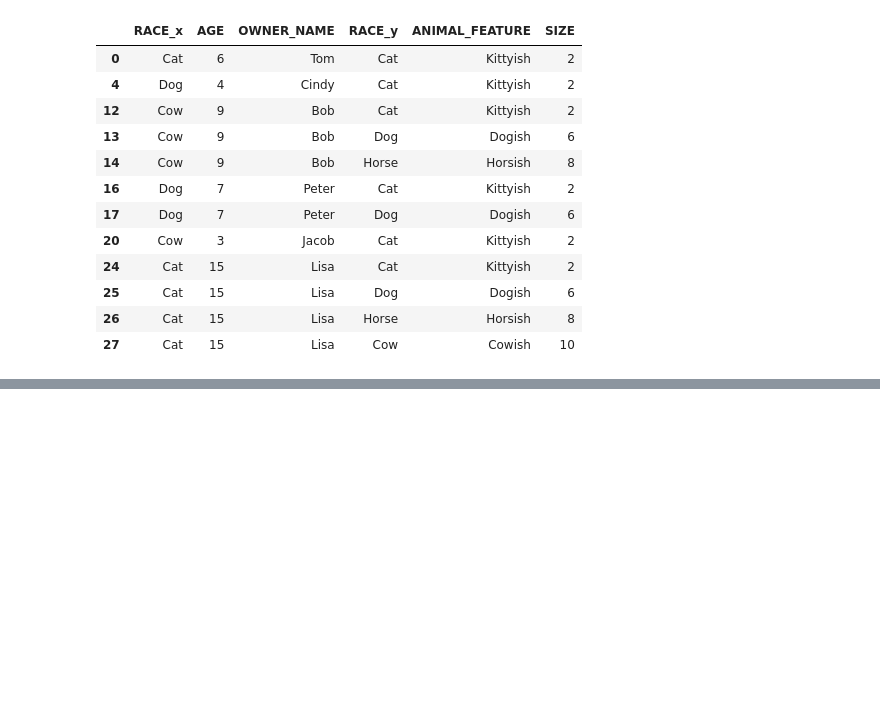
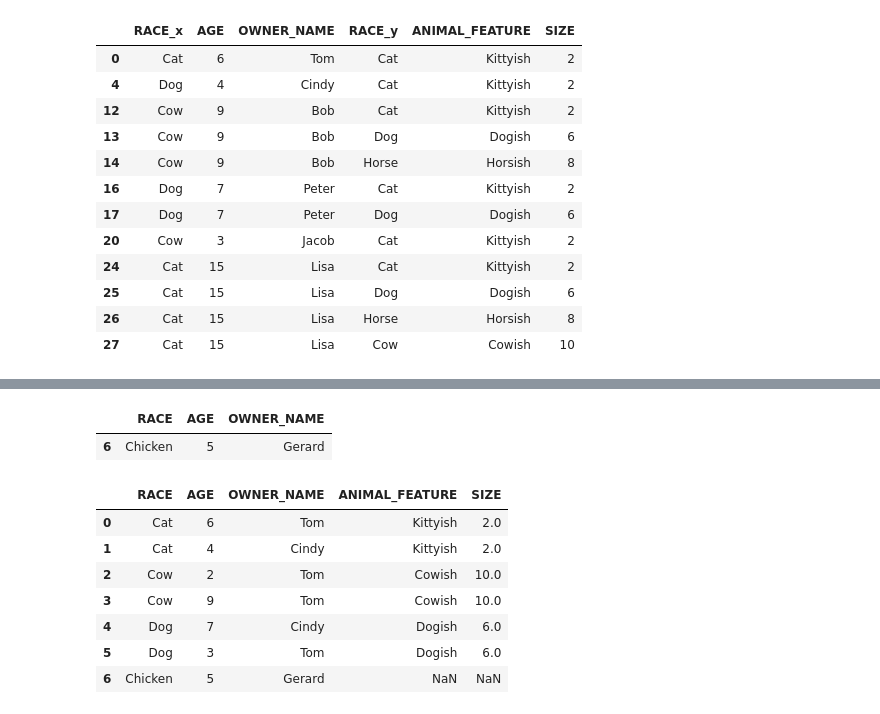
Before and after one commit to kdallaporta/relational-algebra, a Jupyter notebook: relational-algebra.ipynb, the cells around one changed output, grey strips where cells are left out. Drawn from its saved outputs; the diff is of its cells as text; code cells hidden in the pictures; blank space fills up the shorter version.

```diff
--- a/relational-algebra.ipynb
+++ b/relational-algebra.ipynb
@@ -295,0 +321,16 @@ anti_join(Animals3, OwnerNames, "OWNER_NAME")
+# %%
+anti_join(Animals3, OwnerNames, "OWNER_NAME")
+# %% [output]
+|  | RACE | AGE | OWNER_NAME |
+| 6 | Chicken | 5 | Gerard |
+# %%
+left_outer_join(Animals3, AnimalFeature, "RACE")
+# %% [output]
+|  | RACE | AGE | OWNER_NAME | ANIMAL_FEATURE | SIZE |
+| 0 | Cat | 6 | Tom | Kittyish | 2.0 |
+| 1 | Cat | 4 | Cindy | Kittyish | 2.0 |
+| 2 | Cow | 2 | Tom | Cowish | 10.0 |
+| 3 | Cow | 9 | Tom | Cowish | 10.0 |
+| 4 | Dog | 7 | Cindy | Dogish | 6.0 |
+| 5 | Dog | 3 | Tom | Dogish | 6.0 |
+| 6 | Chicken | 5 | Gerard | NaN | NaN |
```
Also changed, not shown: parts of 10 cells of this notebook, 1 other file.
